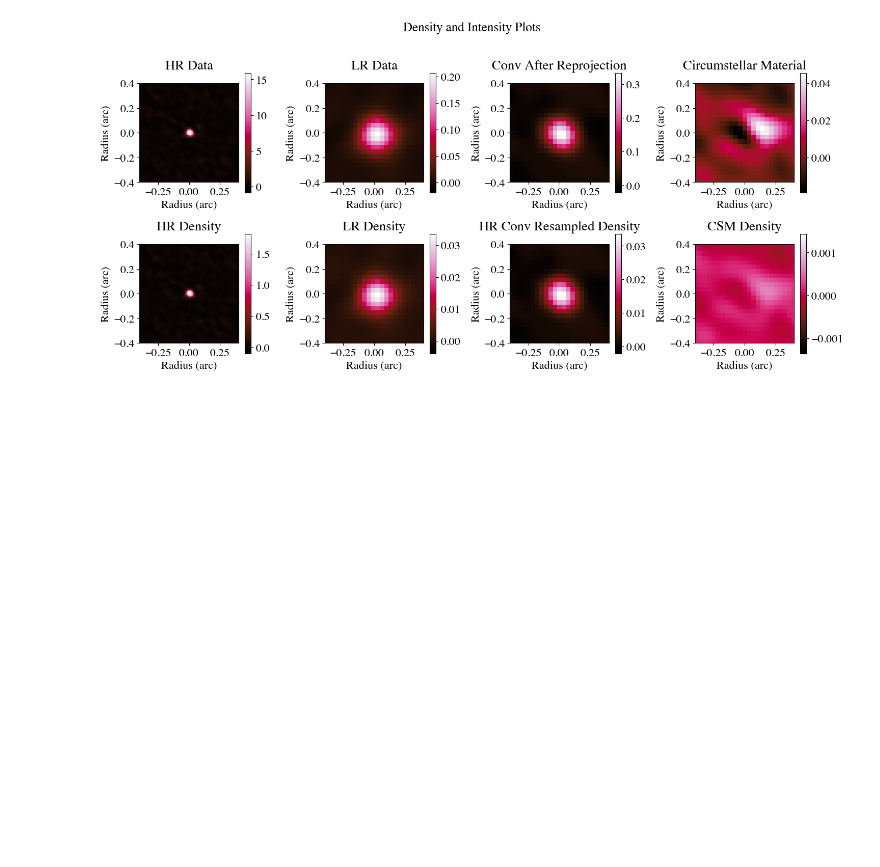
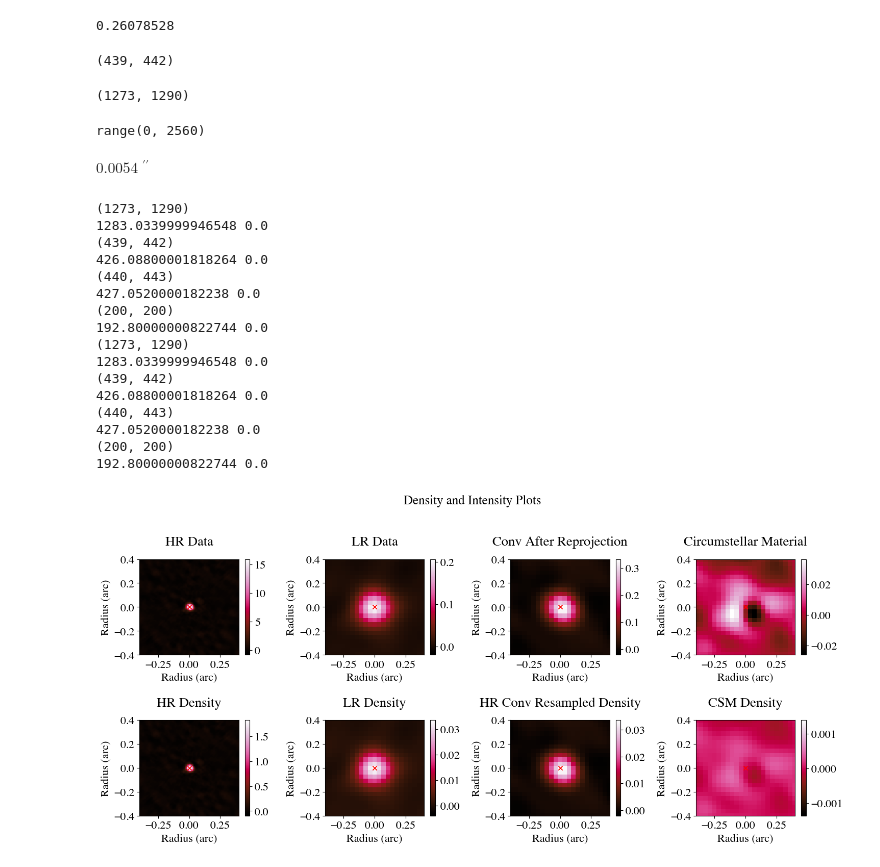
Before and after one commit to imanbeh/betel, a Jupyter notebook: notebook.ipynb, the cells around one changed output. Drawn from its saved outputs; the diff is of its cells as text; code cells hidden in the pictures; blank space fills up the shorter version.

```diff
--- a/notebook.ipynb
+++ b/notebook.ipynb
@@ -729,0 +871,17 @@ range(0, 2560)
+# %%
+# xaxis = range(data_csm['jy/arc2'].shape[0])*info_csm['pix_size_arcsec']-((info_lr['position'][1])*info_csm['pix_size_arcsec'])
+# yaxis = range(data_csm['jy/arc2'].shape[1])*info_csm['pix_size_arcsec']-((info_lr['position'][0])*info_csm['pix_size_arcsec'])
+
+xaxis = range(data_csm['jy/arc2'].shape[0])*info_csm['pix_size_arcsec']-((info_csm['position'][1])*info_csm['pix_size_arcsec'])
+yaxis = range(data_csm['jy/arc2'].shape[1])*info_csm['pix_size_arcsec']-((info_csm['position'][0])*info_csm['pix_size_arcsec'])
+
+plt.pcolormesh(xaxis,yaxis,data_csm['jy/arc2'],cmap='PRGn',vmin=-0.03,vmax=0.03)
+err=0.5
+
+plt.xlim(-err,err)
+plt.ylim(-err,err)
+# plt.xlim(info_csm['position'][0]-err,info_csm['position'][0]+err)
+# plt.ylim(info_csm['position'][1]-err,info_csm['position'][1]+err)
+plt.title("CSM Intensity (Jy/arc2)")
+plt.colorbar()
+plt.show()
@@ -732,34 +896,69 @@ import cmasher as cmr
+# %%
+data_lr['jy/beam'][int(info_lr['position'][0]),int(info_lr['position'][1])]
+# %% [output]
+0.26078528
+# %%
+info_lr['position']
+# %% [output]
+(439, 442)
+# %%
+info_sets[0]['position']
+# %% [output]
+(1273, 1290)
+# %%
+i=0
+range(data_sets[i].shape[0])#*info_sets[i]['pix_size_arcsec']#-((info_sets[i]['position'][1])*info_sets[i]['pix_size_arcsec'])
+# %% [output]
+range(0, 2560)
+# %%
+info_sets[i]['pix_size_arcsec']
+# %% [output]
+$0.0054 \; \mathrm{{}^{\prime\prime}}$
 # %%
+minn=-0.4
+maxx=-minn
 figure,axs = plt.subplots(nrows = 2, ncols=4, figsize = (15,7))#, subplot_kw={'projection': wcs})
 figure.suptitle("Density and Intensity Plots", fontsize = 18, y=1.01)
 
 for i,ax in zip(range(len(data_sets)), axs.ravel()):
      range(data_sets[i].shape[0])
      info_sets[i]['pix_size_arcsec']
-     info_sets[i]['position'][0]
+     print(info_sets[i]['position'])
 
-     xaxis = range(data_sets[i].shape[1])*info_sets[i]['pix_size_arcsec']-((info_sets[i]['position'][0])*info_sets[i]['pix_size_arcsec'])
-     yaxis = range(data_sets[i].shape[0])*info_sets[i]['pix_size_arcsec']-((info_sets[i]['position'][1])*info_sets[i]['pix_size_arcsec'])
+     xaxis = range(data_sets[i].shape[0])*info_sets[i]['pix_size_arcsec']-((info_sets[i]['position'][1])*info_sets[i]['pix_size_arcsec'])
+     yaxis = range(data_sets[i].shape[1])*info_sets[i]['pix_size_arcsec']-((info_sets[i]['position'][0])*info_sets[i]['pix_size_arcsec'])
 
-     ax.imshow(data_sets[i])
      im = ax.pcolormesh(xaxis,yaxis,data_sets[i], cmap=cmr.flamingo,shading="nearest")
+     ax.plot((info_sets[i]['position'][1])*info_sets[i]['pix_size_arcsec']-((info_sets[i]['position'][1])*info_sets[i]['pix_size_arcsec']),
+             (info_sets[i]['position'][0])*info_sets[i]['pix_size_arcsec']-((info_sets[i]['position'][0])*info_sets[i]['pix_size_arcsec']),'rx')
+     print((info_sets[i]['position'][1])-(info_sets[i]['position'][1])*info_sets[i]['pix_size_arcsec'].value,
+             (info_sets[i]['position'][0])*info_sets[i]['pix_size_arcsec'].value-((info_sets[i]['position'][0])*info_sets[i]['pix_size_arcsec'].value))
+     ax.plot(0,0,'rx')
+
      ax.set_title(titles[i], y =1.1)
      ax.set_xlim(minn, maxx)
      ax.set_ylim(minn, maxx)
      fig.colorbar(im,ax=ax)
      ax.set_xlabel("Radius (arc)")
      ax.set_ylabel("Radius (arc)")
 
-     # xaxis1 = range(data_hr['jy/arc2'][0,0,...].shape[1])*info_hr['pix_size_arcsec']-((info_hr['position'][0])*info_hr['pix_size_arcsec'])
-     # yaxis1 = range(data_hr['jy/arc2'][0,0,...].shape[0])*info_hr['pix_size_arcsec']-((info_hr['position'][1])*info_hr['pix_size_arcsec'])
-     # ax1.plot(info_hr['position'][0],info_hr['position'][1], c='r')
-     # im1 = ax1.pcolormesh(xaxis1,yaxis1,data_hr['jy/arc2'][0,0,...],cmap = cmr.flamingo,shading = "nearest")
-     # fig.colorbar(im1,ax=ax1)
-     # ax1.set_title("HR Data",size=text_size, y = 1.05)
-     # ax1.set_xlabel("Radius (arc)",size=text_size)
-     # ax1.set_ylabel("Radius (arc)",size=text_size)
-
 figure.tight_layout(pad = 1)
 plt.show()
 # %% [output]
+(1273, 1290)
+1283.0339999946548 0.0
+(439, 442)
+426.08800001818264 0.0
+(440, 443)
+427.0520000182238 0.0
+(200, 200)
+192.80000000822744 0.0
+(1273, 1290)
+1283.0339999946548 0.0
+(439, 442)
+426.08800001818264 0.0
+(440, 443)
+427.0520000182238 0.0
+(200, 200)
+192.80000000822744 0.0
-[figure, old version]
+[figure, new version]
```
Also changed, not shown: parts of 39 cells of this notebook, 19 other files.
